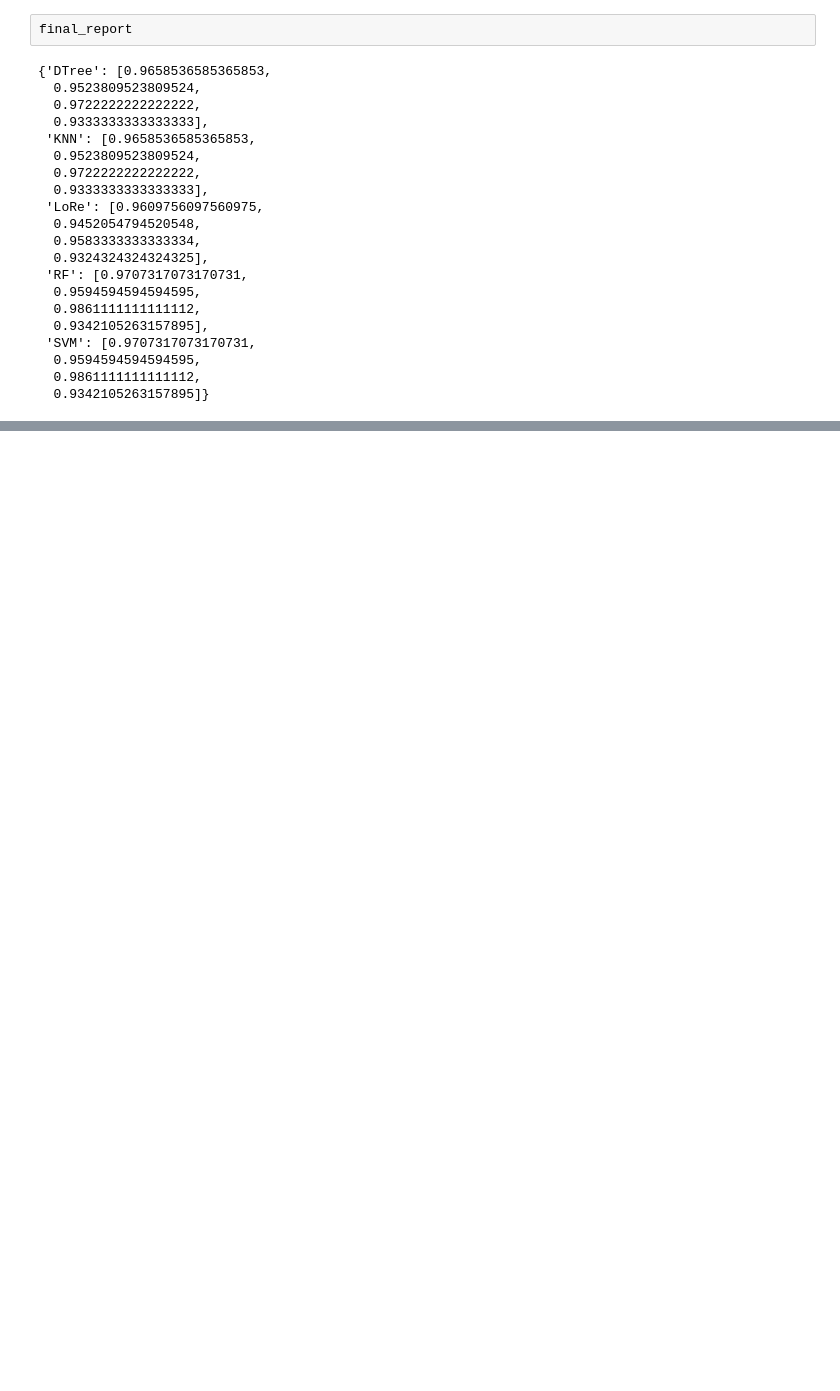
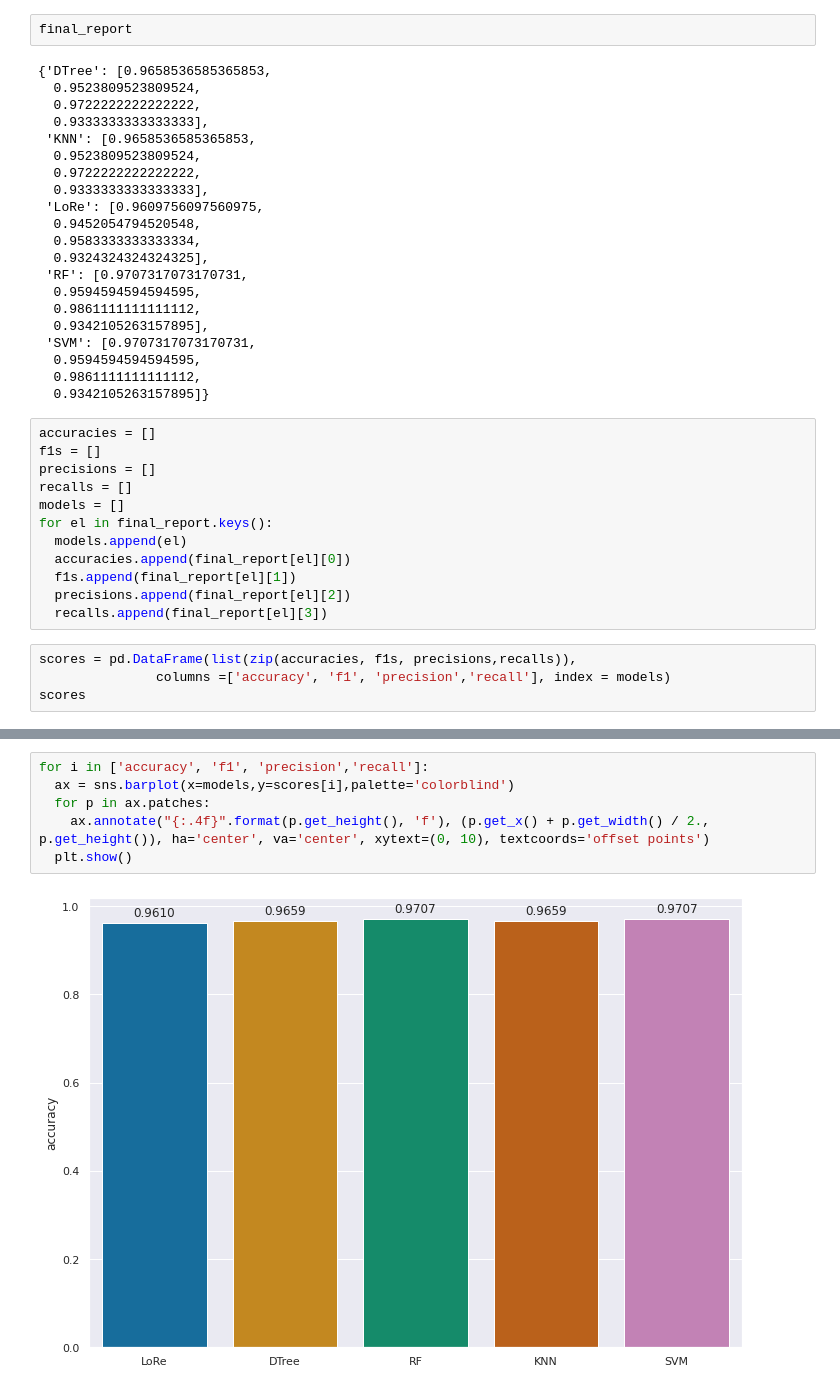
Before and after one commit to Nicordaro/MML, a Jupyter notebook: MML_Thesis_v2_noSMOTE.ipynb, the cells around one changed output, grey strips where cells are left out. Cells and saved outputs as stored; diff of their text form; blank space fills up the shorter version.

```diff
--- a/MML_Thesis_v2_noSMOTE.ipynb
+++ b/MML_Thesis_v2_noSMOTE.ipynb
@@ -741,3 +743,19 @@ final_report
   0.9594594594594595,
   0.9861111111111112,
   0.9342105263157895]}
+# %%
+accuracies = []
+f1s = []
+precisions = []
+recalls = []
+models = []
+for el in final_report.keys():
+  models.append(el)
+  accuracies.append(final_report[el][0])
+  f1s.append(final_report[el][1])
+  precisions.append(final_report[el][2])
+  recalls.append(final_report[el][3])
+# %%
+scores = pd.DataFrame(list(zip(accuracies, f1s, precisions,recalls)),
+               columns =['accuracy', 'f1', 'precision','recall'], index = models)
+scores
@@ -743,0 +769,8 @@ final_report
+# %%
+for i in ['accuracy', 'f1', 'precision','recall']:
+  ax = sns.barplot(x=models,y=scores[i],palette='colorblind')
+  for p in ax.patches:
+    ax.annotate("{:.4f}".format(p.get_height(), 'f'), (p.get_x() + p.get_width() / 2., p.get_height()), ha='center', va='center', xytext=(0, 10), textcoords='offset points')
+  plt.show()
+# %% [output]
+[figure, added]
```
Also changed, not shown: parts of 9 cells of this notebook.
